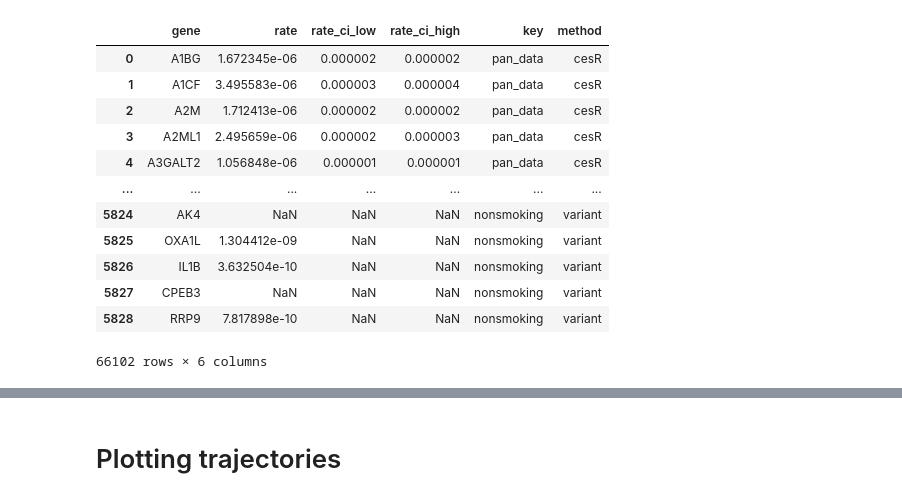
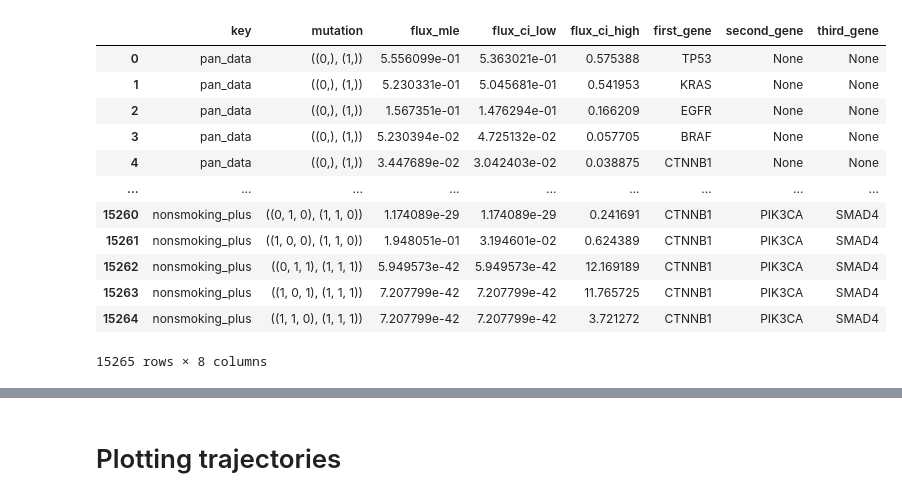
Before and after one commit to Townsend-Lab-Yale/lung-smoking, a Jupyter notebook: code/result_analysis/python_functions.ipynb, the cells around one changed output, grey strips where cells are left out. Drawn from its saved outputs; the diff is of its cells as text; code cells hidden in the pictures.

```diff
--- a/code/result_analysis/python_functions.ipynb
+++ b/code/result_analysis/python_functions.ipynb
@@ -141,16 +2,0 @@ mutation_rates_df.to_csv("mutation_rates.csv", index=False)
-# %%
-mutation_rates_df
-# %% [output]
-|  | gene | rate | rate_ci_low | rate_ci_high | key | method |
-| 0 | A1BG | 1.672345e-06 | 0.000002 | 0.000002 | pan_data | cesR |
-| 1 | A1CF | 3.495583e-06 | 0.000003 | 0.000004 | pan_data | cesR |
-| 2 | A2M | 1.712413e-06 | 0.000002 | 0.000002 | pan_data | cesR |
-| 3 | A2ML1 | 2.495659e-06 | 0.000002 | 0.000003 | pan_data | cesR |
-| 4 | A3GALT2 | 1.056848e-06 | 0.000001 | 0.000001 | pan_data | cesR |
-| ... | ... | ... | ... | ... | ... | ... |
-| 5824 | AK4 | NaN | NaN | NaN | nonsmoking | variant |
-| 5825 | OXA1L | 1.304412e-09 | NaN | NaN | nonsmoking | variant |
-| 5826 | IL1B | 3.632504e-10 | NaN | NaN | nonsmoking | variant |
-| 5827 | CPEB3 | NaN | NaN | NaN | nonsmoking | variant |
-| 5828 | RRP9 | 7.817898e-10 | NaN | NaN | nonsmoking | variant |
-66102 rows × 6 columns
@@ -156,0 +31,34 @@ mutation_rates_df
+# %%
+flux_df = pd.json_normalize(fluxes_mles,sep='|').T.reset_index()
+flux_df.columns = ['index','flux_mle']
+
+tmp = pd.json_normalize(fluxes_cis,sep='|').T.reset_index()
+tmp.columns = ['index','flux_cis']
+tmp['flux_ci_low'] = tmp['flux_cis'].apply(lambda x: x[0])
+tmp['flux_ci_high'] = tmp['flux_cis'].apply(lambda x: x[1])
+# tmp2[['flux_ci_low','flux_ci_high']] = tmp2['flux_cis'].apply(pd.Series)
+tmp = tmp.drop('flux_cis',axis=1)
+
+flux_df = pd.merge(flux_df,tmp,on='index')
+
+flux_df[['key','gene_set','mutation']] = flux_df['index'].str.split('|', expand=True)
+flux_df = flux_df[['key','gene_set','mutation','flux_mle','flux_ci_low','flux_ci_high']]
+
+flux_df[['first_gene','second_gene','third_gene']] = flux_df['gene_set'].str.strip(',()').str.replace("'","").str.split(', ',expand=True)
+flux_df = flux_df.drop('gene_set', axis=1)
+
+flux_df
+# %% [output]
+|  | key | mutation | flux_mle | flux_ci_low | flux_ci_high | first_gene | second_gene | third_gene |
+| 0 | pan_data | ((0,), (1,)) | 5.556099e-01 | 5.363021e-01 | 0.575388 | TP53 | None | None |
+| 1 | pan_data | ((0,), (1,)) | 5.230331e-01 | 5.045681e-01 | 0.541953 | KRAS | None | None |
+| 2 | pan_data | ((0,), (1,)) | 1.567351e-01 | 1.476294e-01 | 0.166209 | EGFR | None | None |
+| 3 | pan_data | ((0,), (1,)) | 5.230394e-02 | 4.725132e-02 | 0.057705 | BRAF | None | None |
+| 4 | pan_data | ((0,), (1,)) | 3.447689e-02 | 3.042403e-02 | 0.038875 | CTNNB1 | None | None |
+| ... | ... | ... | ... | ... | ... | ... | ... | ... |
+| 15260 | nonsmoking_plus | ((0, 1, 0), (1, 1, 0)) | 1.174089e-29 | 1.174089e-29 | 0.241691 | CTNNB1 | PIK3CA | SMAD4 |
+| 15261 | nonsmoking_plus | ((1, 0, 0), (1, 1, 0)) | 1.948051e-01 | 3.194601e-02 | 0.624389 | CTNNB1 | PIK3CA | SMAD4 |
+| 15262 | nonsmoking_plus | ((0, 1, 1), (1, 1, 1)) | 5.949573e-42 | 5.949573e-42 | 12.169189 | CTNNB1 | PIK3CA | SMAD4 |
+| 15263 | nonsmoking_plus | ((1, 0, 1), (1, 1, 1)) | 7.207799e-42 | 7.207799e-42 | 11.765725 | CTNNB1 | PIK3CA | SMAD4 |
+| 15264 | nonsmoking_plus | ((1, 1, 0), (1, 1, 1)) | 7.207799e-42 | 7.207799e-42 | 3.721272 | CTNNB1 | PIK3CA | SMAD4 |
+15265 rows × 8 columns
```
Also changed, not shown: parts of 20 cells of this notebook, 1 other file.
